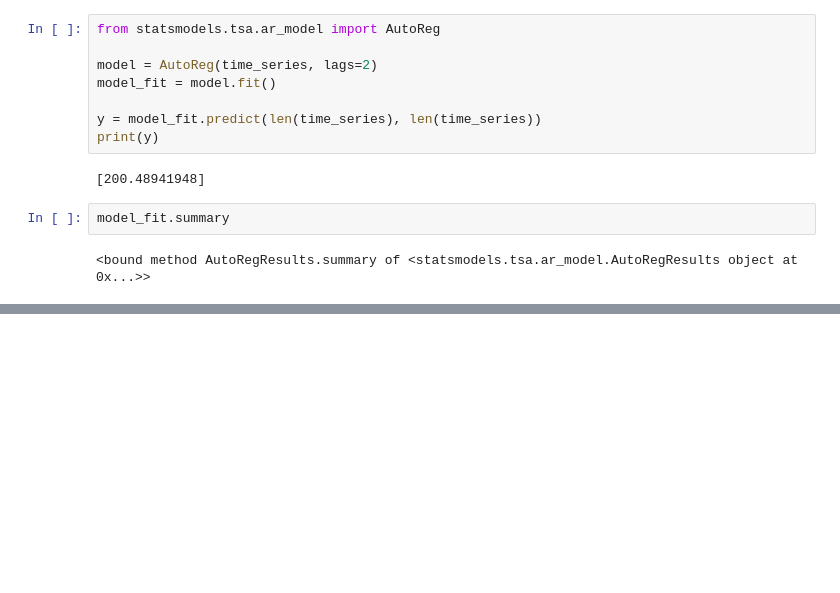
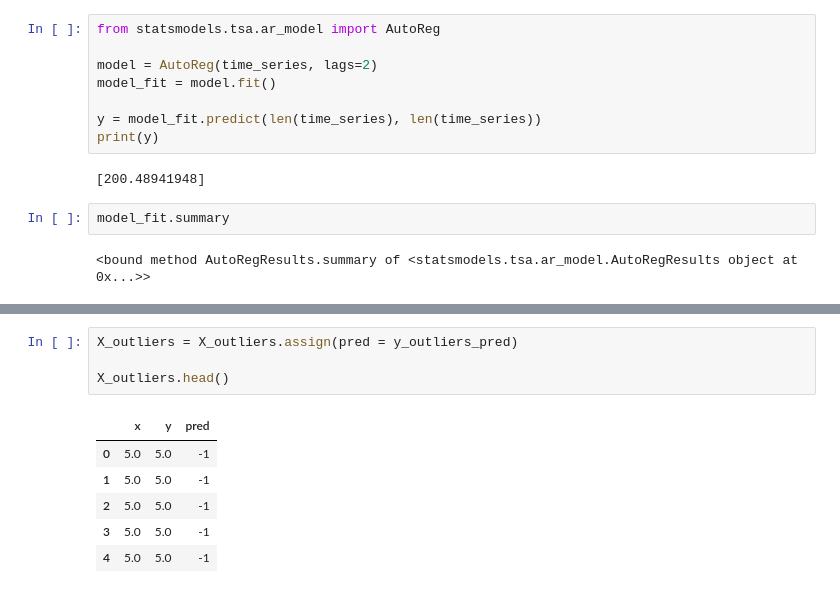
Before and after one commit to schardon/oda-demo-main, a Jupyter notebook: Cybersecurity_June2024.ipynb, the cells around one changed output, grey strips where cells are left out. Cells and saved outputs as stored; diff of their text form; blank space fills up the shorter version.

```diff
--- a/Cybersecurity_June2024.ipynb
+++ b/Cybersecurity_June2024.ipynb
@@ -38,0 +132,11 @@ model_fit.summary
+# %%
+X_outliers = X_outliers.assign(pred = y_outliers_pred)
+
+X_outliers.head()
+# %% [output]
+|  | x | y | pred |
+| 0 | 5.0 | 5.0 | -1 |
+| 1 | 5.0 | 5.0 | -1 |
+| 2 | 5.0 | 5.0 | -1 |
+| 3 | 5.0 | 5.0 | -1 |
+| 4 | 5.0 | 5.0 | -1 |
```
Also changed, not shown: parts of 11 cells of this notebook.
